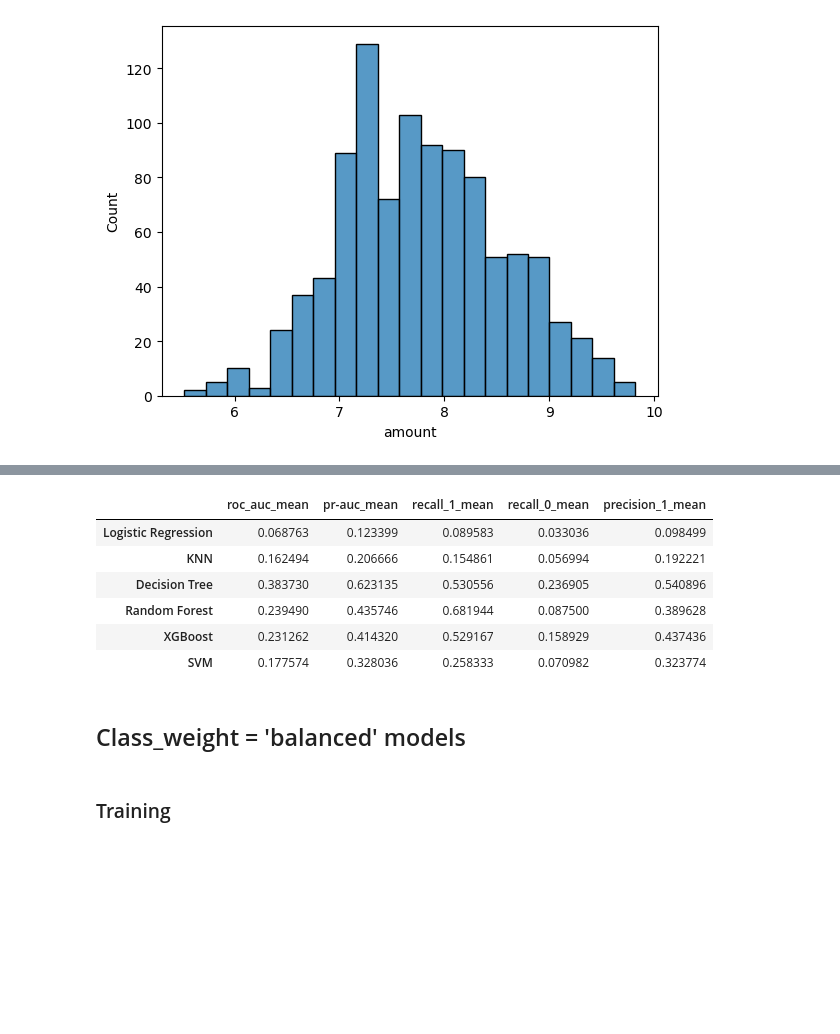
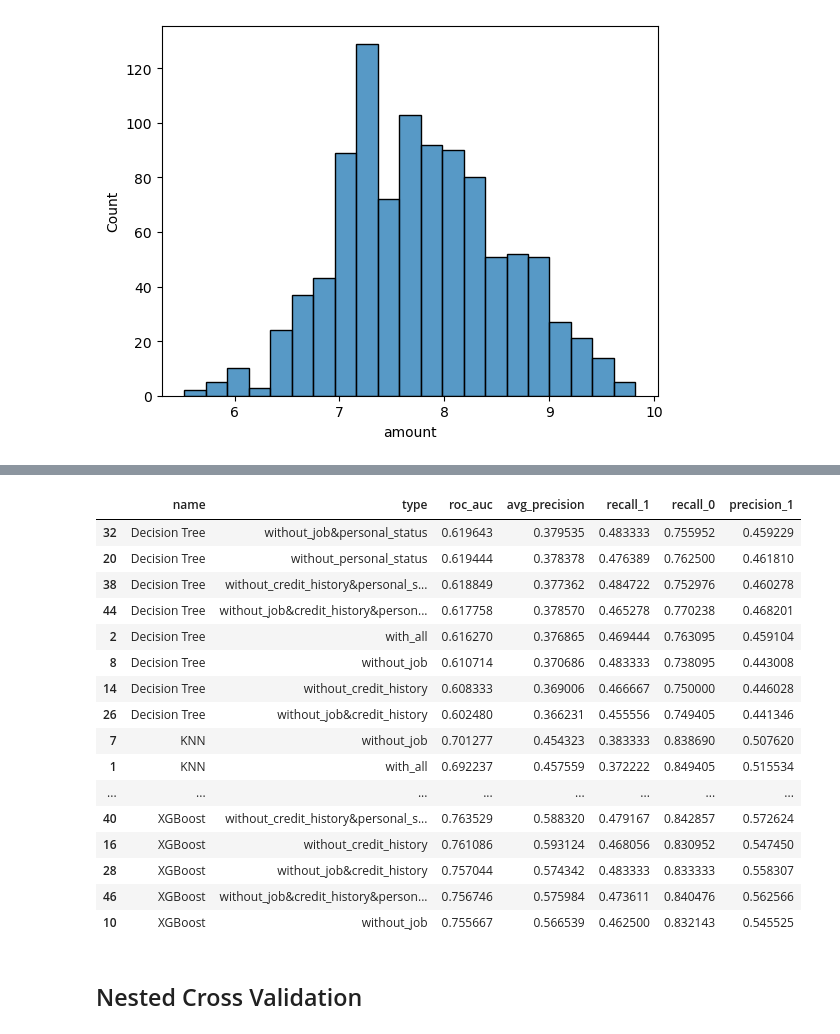
Before and after one commit to Grzesiesz/Credit-Risk-Prediction, a Jupyter notebook: south_german_credit/notebooks/Modeling.ipynb, the cells around one changed output, grey strips where cells are left out. Saved outputs shown, nothing was run; the diff lists cells and outputs as text; code cells hidden in the pictures; blank space fills up the shorter version.

```diff
--- a/south_german_credit/notebooks/Modeling.ipynb
+++ b/south_german_credit/notebooks/Modeling.ipynb
@@ -98,8 +90,2 @@ from sklearn.metrics import classification_report, ConfusionMatrixDisplay
 # %%
 names = ['Logistic Regression', 'KNN', 'Decision Tree', 'Random Forest', 'XGBoost', 'SVM']
-# %%
-fig, axes = plt.subplots(2,3, figsize = (15,15))
-for ax, model, name in zip(axes.flat, pipes, names):
-    ConfusionMatrixDisplay.from_estimator(model, X_train, y_train, ax = ax, colorbar = False)
-    ax.set_title(name)
-plt.tight_layout()
@@ -127,4 +91,0 @@ def summarize_on_test (df: pd.DataFrame):
-# %%
-summarize = {}
-for i, name in enumerate(names):
-    summarize[name] = summarize_on_test(train_scores[i])
@@ -141,3 +92,50 @@ pd.DataFrame(summarize).T
+# %%
+feature_sets = {
+    "with_all": num + list(cat),
+    "without_job": num + [col for col in cat if col != "job"],
+    "without_credit_history": num +[col for col in cat if col != "credit_history"],
+    "without_personal_status": num + [col for col in cat if col !="personal_status"],
+    "without_job&credit_history": num + [col for col in cat if col != "job" and col != "credit_history"],
+    "without_job&personal_status": num + [col for col in cat if col != "job" and col != "personal_status"],
+    "without_credit_history&personal_staus": num + [col for col in cat if col != "credit_history" and col != "personal_status"],
+    "without_job&credit_history&personal_status": num + [col for col in cat if col != "job" and col != "credit_history" and col != "personal_status"]
+}
+# %%
+results = []
+for c_names, columns in feature_sets.items():
+    numeric = [col for col in columns if col in num]
+    categorical = [col for col in columns if col in cat]
+    transformer = ColumnTransformer([('num', StandardScaler(), numeric), ('cat', OneHotEncoder(drop = 'first'), categorical)])
+    for algo, name in zip(algos, names):
+        pipe = Pipeline([('transformer', transformer), ('clf',algo)])
+        c_v = cross_validate(pipe, X_train[columns], y_train, scoring = scoring, cv = cv, return_train_score = True, n_jobs = -1)
+        results.append({'feature_sets':c_names,
+                        'model': name,
+                        'roc_auc': c_v['test_roc_auc'].mean(),
+                        'avg_precision': c_v['test_avg_precision'].mean(),
+                        'recall_1': c_v['test_recall_1'].mean(),
+                        'recall_0': c_v['test_recall_0'].mean(),
+                        'precision_1': c_v['test_precision_1'].mean()})
+# %%
+pd.DataFrame(results).sort_values(['name', 'roc_auc', 'avg_precision'], ascending = [True, False, False])
+# %% [output]
+|  | name | type | roc_auc | avg_precision | recall_1 | recall_0 | precision_1 |
+| 32 | Decision Tree | without_job&personal_status | 0.619643 | 0.379535 | 0.483333 | 0.755952 | 0.459229 |
+| 20 | Decision Tree | without_personal_status | 0.619444 | 0.378378 | 0.476389 | 0.762500 | 0.461810 |
+| 38 | Decision Tree | without_credit_history&personal_s... | 0.618849 | 0.377362 | 0.484722 | 0.752976 | 0.460278 |
+| 44 | Decision Tree | without_job&credit_history&person... | 0.617758 | 0.378570 | 0.465278 | 0.770238 | 0.468201 |
+| 2 | Decision Tree | with_all | 0.616270 | 0.376865 | 0.469444 | 0.763095 | 0.459104 |
+| 8 | Decision Tree | without_job | 0.610714 | 0.370686 | 0.483333 | 0.738095 | 0.443008 |
+| 14 | Decision Tree | without_credit_history | 0.608333 | 0.369006 | 0.466667 | 0.750000 | 0.446028 |
+| 26 | Decision Tree | without_job&credit_history | 0.602480 | 0.366231 | 0.455556 | 0.749405 | 0.441346 |
+| 7 | KNN | without_job | 0.701277 | 0.454323 | 0.383333 | 0.838690 | 0.507620 |
+| 1 | KNN | with_all | 0.692237 | 0.457559 | 0.372222 | 0.849405 | 0.515534 |
+| ... | ... | ... | ... | ... | ... | ... | ... |
+| 40 | XGBoost | without_credit_history&personal_s... | 0.763529 | 0.588320 | 0.479167 | 0.842857 | 0.572624 |
+| 16 | XGBoost | without_credit_history | 0.761086 | 0.593124 | 0.468056 | 0.830952 | 0.547450 |
+| 28 | XGBoost | without_job&credit_history | 0.757044 | 0.574342 | 0.483333 | 0.833333 | 0.558307 |
+| 46 | XGBoost | without_job&credit_history&person... | 0.756746 | 0.575984 | 0.473611 | 0.840476 | 0.562566 |
+| 10 | XGBoost | without_job | 0.755667 | 0.566539 | 0.462500 | 0.832143 | 0.545525 |
 # %%
 def overfitting(df:pd.DataFrame):
     return{"roc_auc_mean": df["train_roc_auc"].mean() - df["test_roc_auc"].mean(),
@@ -152,14 +146,2 @@ for i, name in enumerate(names):
-# %%
-pd.DataFrame(over).T
-# %% [output]
-|  | roc_auc_mean | pr-auc_mean | recall_1_mean | recall_0_mean | precision_1_mean |
-| Logistic Regression | 0.068763 | 0.123399 | 0.089583 | 0.033036 | 0.098499 |
-| KNN | 0.162494 | 0.206666 | 0.154861 | 0.056994 | 0.192221 |
-| Decision Tree | 0.383730 | 0.623135 | 0.530556 | 0.236905 | 0.540896 |
-| Random Forest | 0.239490 | 0.435746 | 0.681944 | 0.087500 | 0.389628 |
-| XGBoost | 0.231262 | 0.414320 | 0.529167 | 0.158929 | 0.437436 |
-| SVM | 0.177574 | 0.328036 | 0.258333 | 0.070982 | 0.323774 |
-# %% [markdown]
-## Class_weight = 'balanced' models
 # %% [markdown]
-### Training
+## Nested Cross Validation
```
Also changed, not shown: parts of 56 cells of this notebook, 3 other files.
